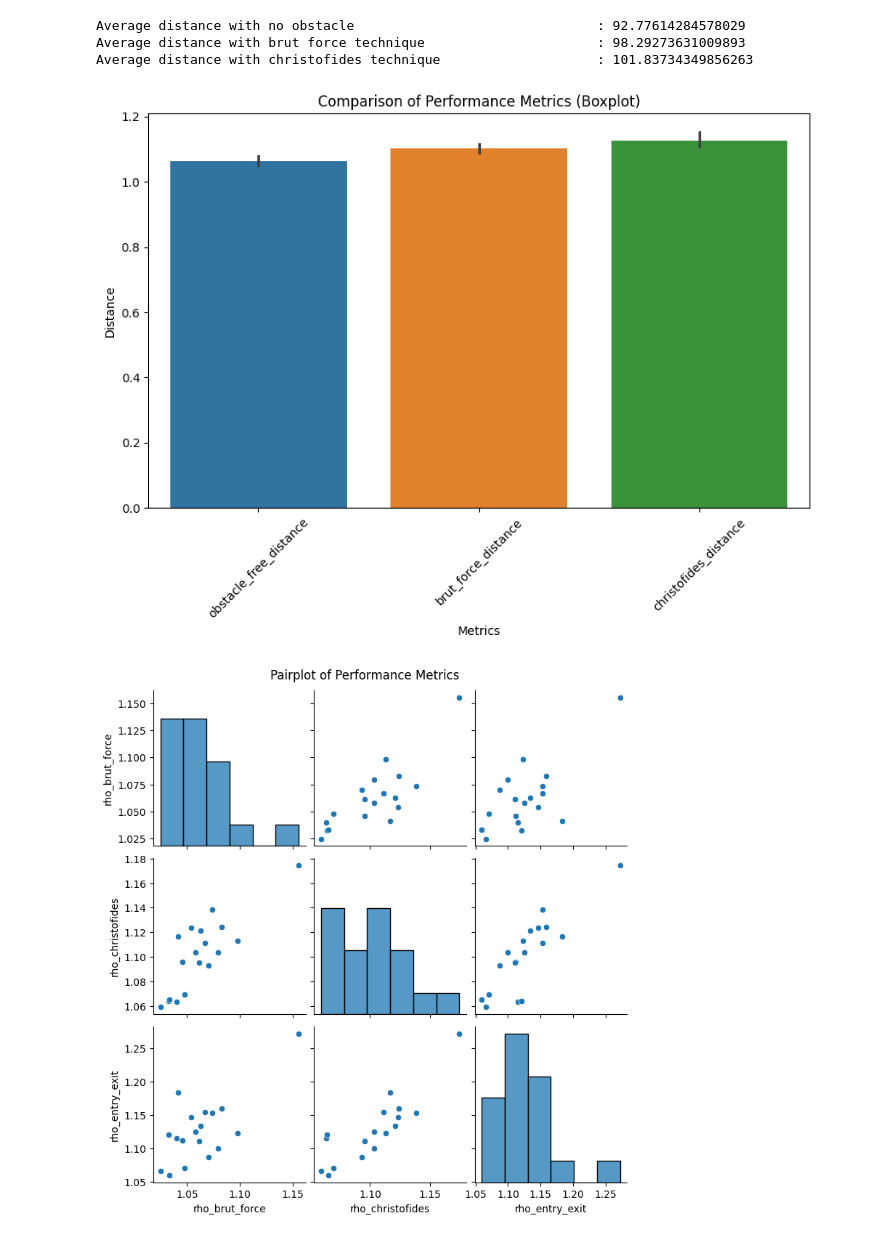
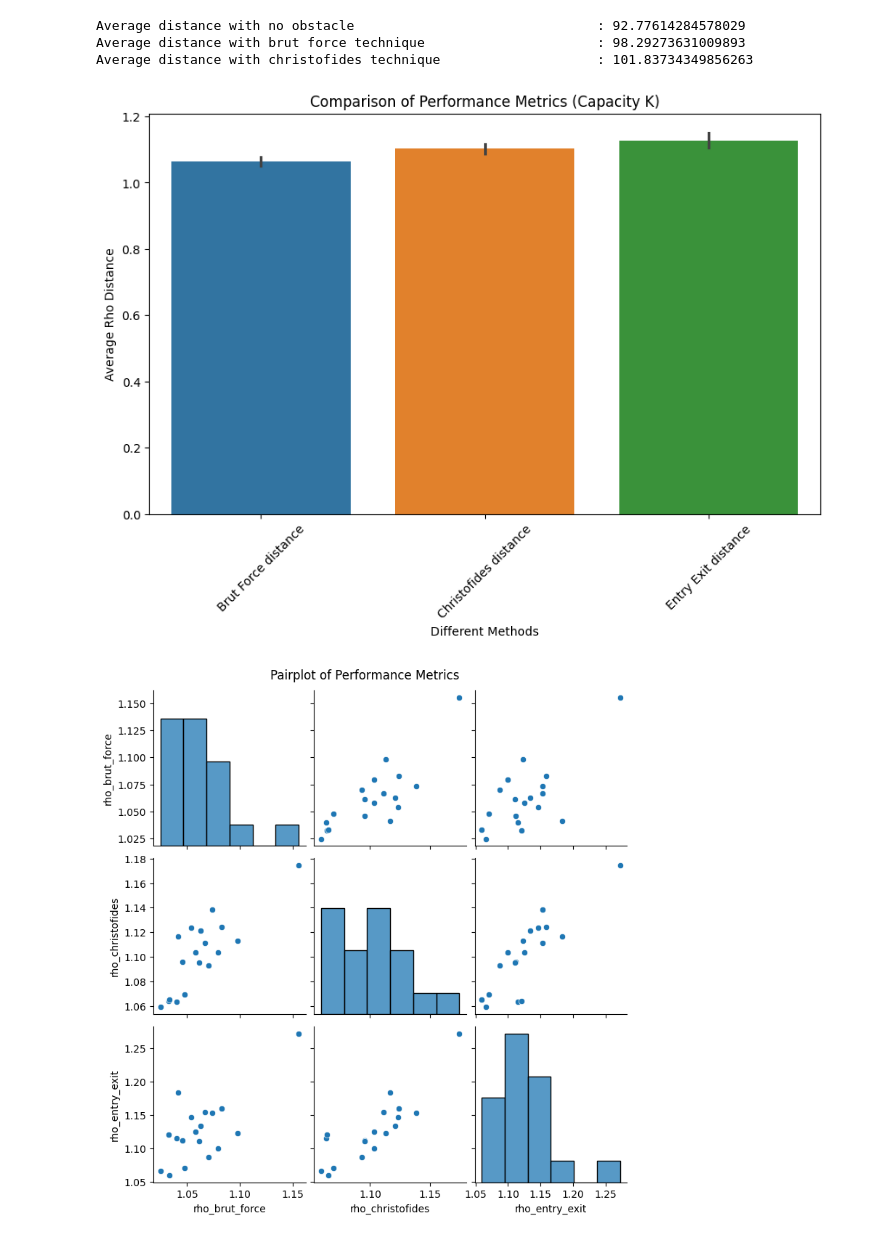
Before and after one commit to CR-Samrat/drone-based-delivary, a Jupyter notebook: euclidean_with_obstacle_performance_test.ipynb, the cells around one changed output. Saved outputs shown, nothing was run; the diff lists cells and outputs as text; code cells hidden in the pictures.

```diff
--- a/euclidean_with_obstacle_performance_test.ipynb
+++ b/euclidean_with_obstacle_performance_test.ipynb
@@ -2,6 +2,7 @@
 import pandas as pd
 import matplotlib.pyplot as plt
 import seaborn as sns
+plt.style.use('default')
 # %% [markdown]
 ## Capacity 1
 # %%
@@ -132,14 +135,14 @@ Average distance with christofides technique                    : 101.8373434985
 # %%
 # Boxplot
 plt.figure(figsize=(10, 6))
 sns.barplot(data=df_cap_k.iloc[:, -3:], estimator='mean')
-plt.title('Comparison of Performance Metrics (Boxplot)')
-plt.xlabel('Metrics')
-plt.ylabel('Distance')
-plt.xticks(ticks=[0,1,2], labels=['obstacle_free_distance','brut_force_distance','christofides_distance'], rotation=45)
+plt.title('Comparison of Performance Metrics (Capacity K)')
+plt.xlabel('Different Methods')
+plt.ylabel('Average Rho Distance')
+plt.xticks(ticks=[0,1,2], labels=['Brut Force distance','Christofides distance','Entry Exit distance'], rotation=45)
 plt.show()
 # %% [output]
-[figure, old version]
+[figure, new version]
 # %%
 # Pairplot
 sns.pairplot(df_cap_k.iloc[:, -3:])
```
Also changed, not shown: parts of 3 cells of this notebook.
